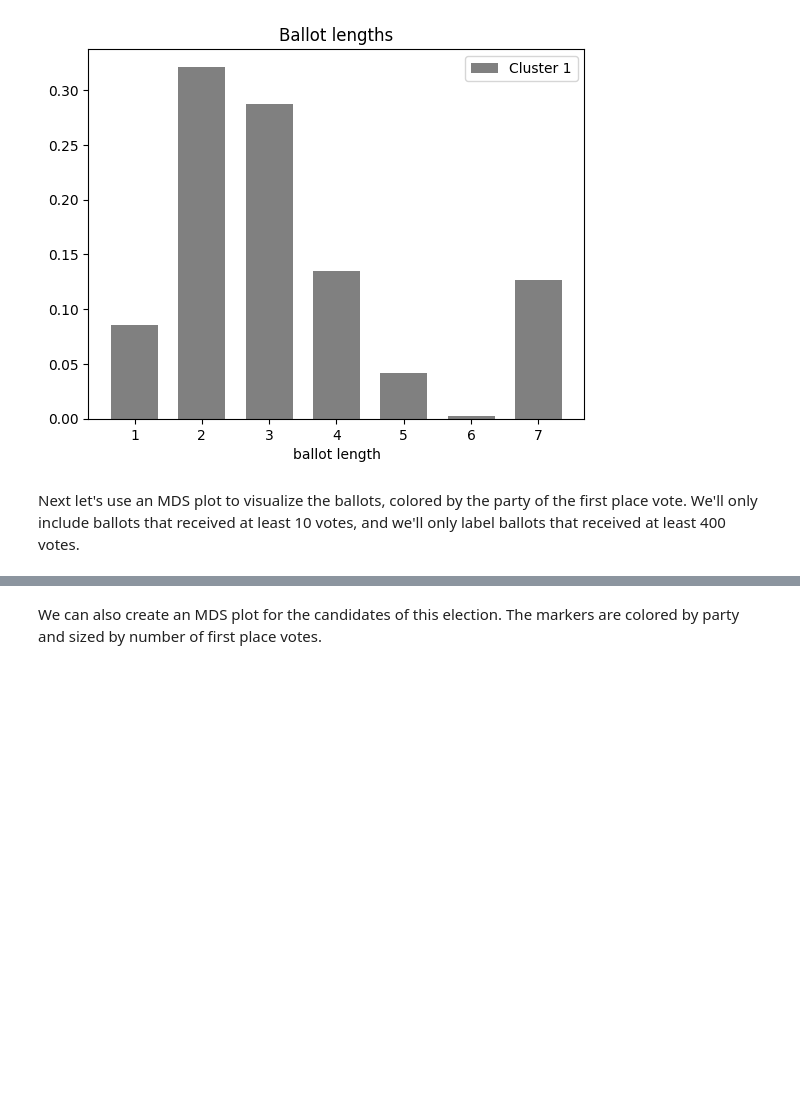
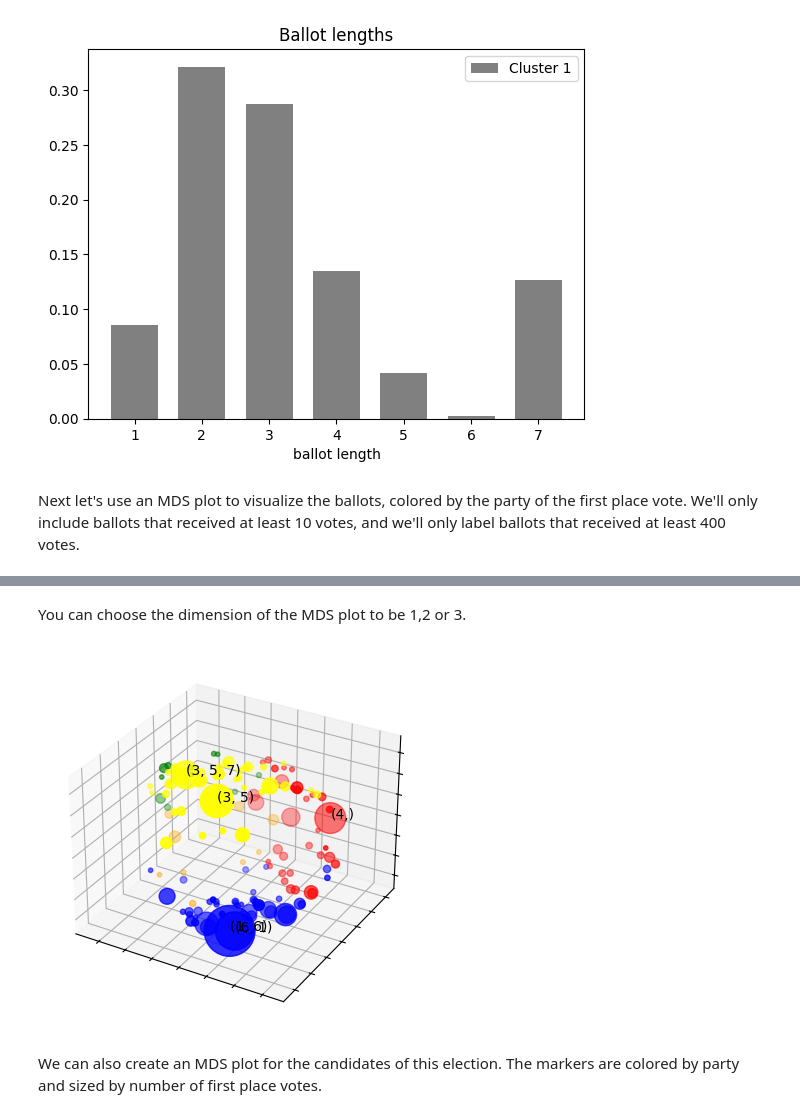
Before and after one commit to mggg/ballot-clustering, a Jupyter notebook: Tutorial.ipynb, the cells around one changed output, grey strips where cells are left out. Cells and saved outputs as stored; diff of their text form; code cells hidden in the pictures; blank space fills up the shorter version.

```diff
--- a/Tutorial.ipynb
+++ b/Tutorial.ipynb
@@ -75,3 +75,9 @@ Ballot_MDS_plot(election, party_names=parties, label_threshold=400)
+# %% [markdown]
+You can choose the dimension of the MDS plot to be 1,2 or 3.
+# %%
+Ballot_MDS_plot(election, dimension=3,party_names=parties, label_threshold=400)
+# %% [output]
+[figure, added]
 # %% [markdown]
 We can also create an MDS plot for the candidates of this election.  The markers are colored by party and sized by number of first place votes.
 # %%
```
Also changed, not shown: parts of 3 cells of this notebook, 1 other file.
